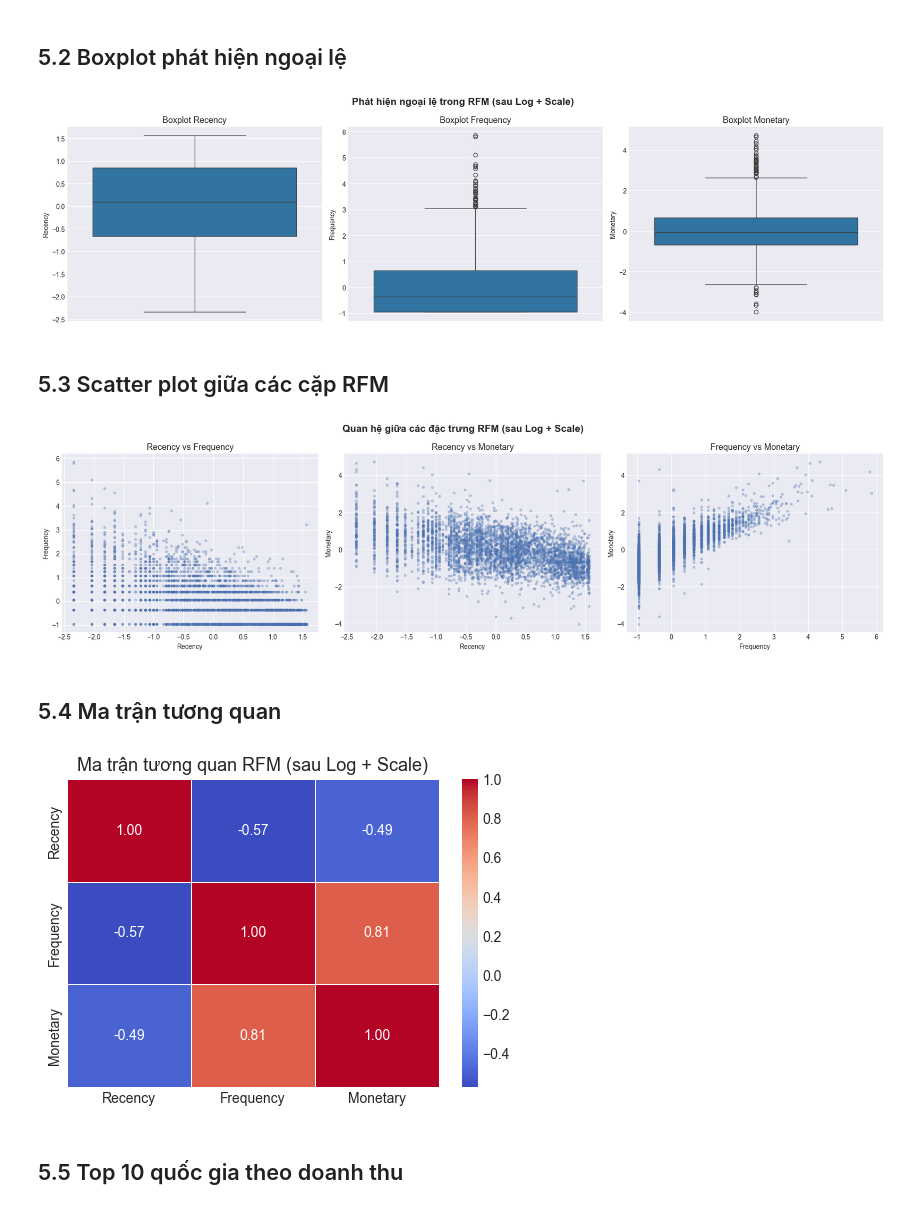
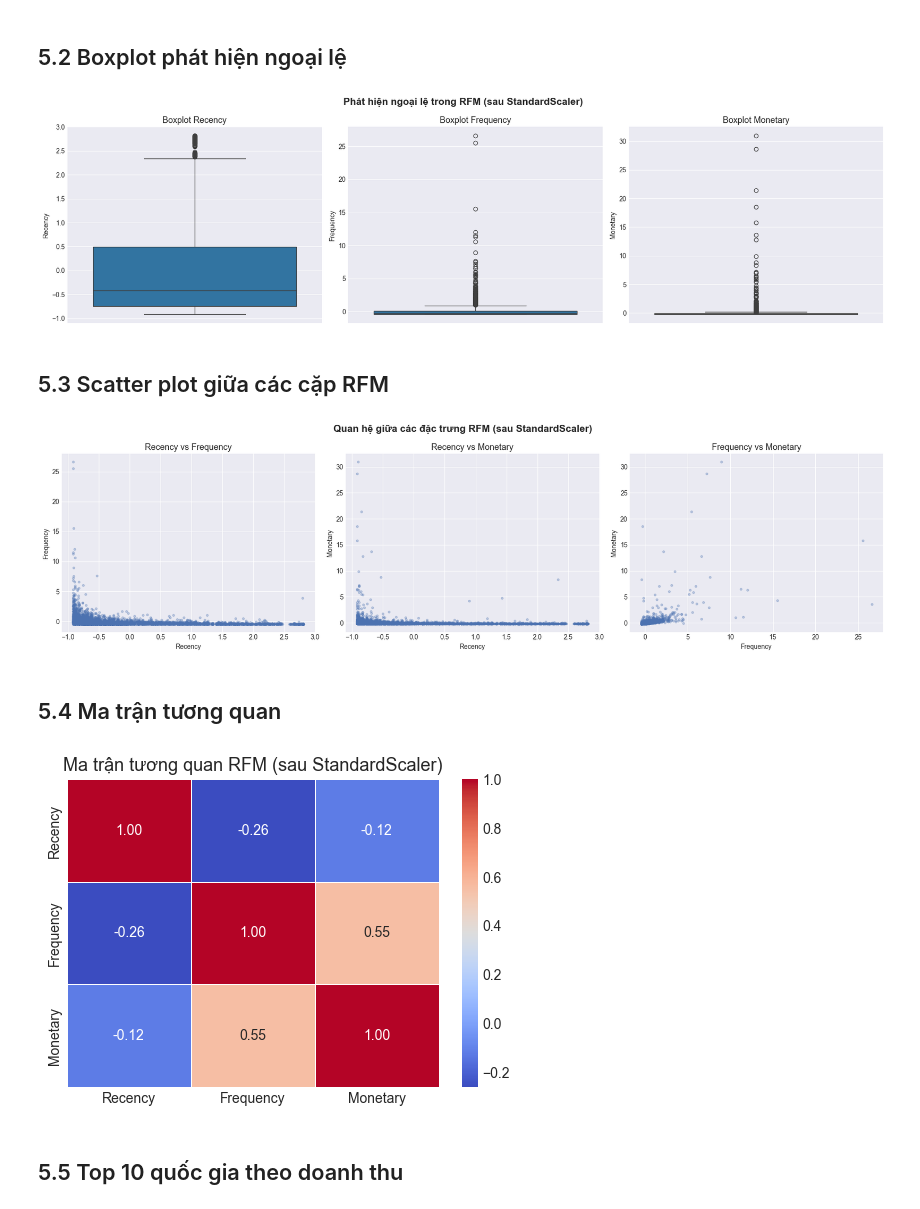
Before and after one commit to TUDONG05/Customer-Classification, a Jupyter notebook: online_retail_1_classification.ipynb, the cells around one changed output. Drawn from its saved outputs; the diff is of its cells as text; code cells hidden in the pictures.

```diff
--- a/online_retail_1_classification.ipynb
+++ b/online_retail_1_classification.ipynb
@@ -232,7 +270,7 @@ plt.show()
 # %% [markdown]
 ## 5.2 Boxplot phát hiện ngoại lệ
 # %%
-X_df = pd.DataFrame(X, columns=["Recency", "Frequency", "Monetary"])
+X_df = pd.DataFrame(X_std, columns=["Recency", "Frequency", "Monetary"])
 
 fig, axes = plt.subplots(1, 3, figsize=(18, 5))
 
@@ -240,15 +278,15 @@ for ax, col in zip(axes, ["Recency", "Frequency", "Monetary"]):
     sns.boxplot(y=X_df[col], ax=ax)
     ax.set_title(f"Boxplot {col}", fontsize=13)
 
-plt.suptitle("Phát hiện ngoại lệ trong RFM (sau Log + Scale)", fontsize=15, fontweight="bold")
+plt.suptitle("Phát hiện ngoại lệ trong RFM (sau StandardScaler)", fontsize=15, fontweight="bold")
 plt.tight_layout()
 plt.show()
 # %% [output]
-[figure, old version]
+[figure, new version]
 # %% [markdown]
 ## 5.3 Scatter plot giữa các cặp RFM
 # %%
-X_df = pd.DataFrame(X, columns=["Recency", "Frequency", "Monetary"])
+X_df = pd.DataFrame(X_std, columns=["Recency", "Frequency", "Monetary"])
 
 fig, axes = plt.subplots(1, 3, figsize=(18, 5))
 
@@ -258,22 +296,22 @@ for ax, (x, y) in zip(axes, pairs):
     ax.set_xlabel(x); ax.set_ylabel(y)
     ax.set_title(f"{x} vs {y}", fontsize=13)
 
-plt.suptitle("Quan hệ giữa các đặc trưng RFM (sau Log + Scale)", fontsize=15, fontweight="bold")
+plt.suptitle("Quan hệ giữa các đặc trưng RFM (sau StandardScaler)", fontsize=15, fontweight="bold")
 plt.tight_layout()
 plt.show()
 # %% [output]
-[figure, old version]
+[figure, new version]
 # %% [markdown]
 ## 5.4 Ma trận tương quan
 # %%
-X_df = pd.DataFrame(X, columns=["Recency", "Frequency", "Monetary"])
+X_df = pd.DataFrame(X_std, columns=["Recency", "Frequency", "Monetary"])
 
 plt.figure(figsize=(6, 4))
 sns.heatmap(X_df.corr(), annot=True, fmt=".2f", cmap="coolwarm", linewidths=0.5)
-plt.title("Ma trận tương quan RFM (sau Log + Scale)", fontsize=13)
+plt.title("Ma trận tương quan RFM (sau StandardScaler)", fontsize=13)
 plt.show()
 # %% [output]
-[figure, old version]
+[figure, new version]
 # %% [markdown]
 ## 5.5 Top 10 quốc gia theo doanh thu
 # %%
```
Also changed, not shown: parts of 19 cells of this notebook, 3 other files.
